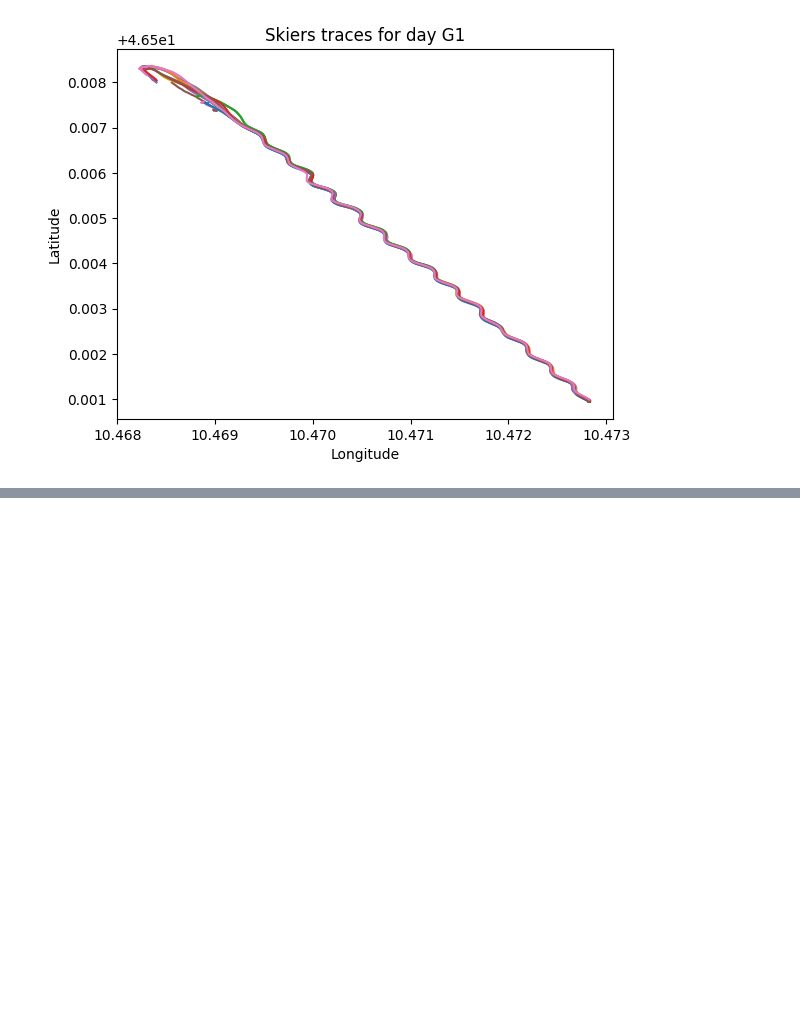
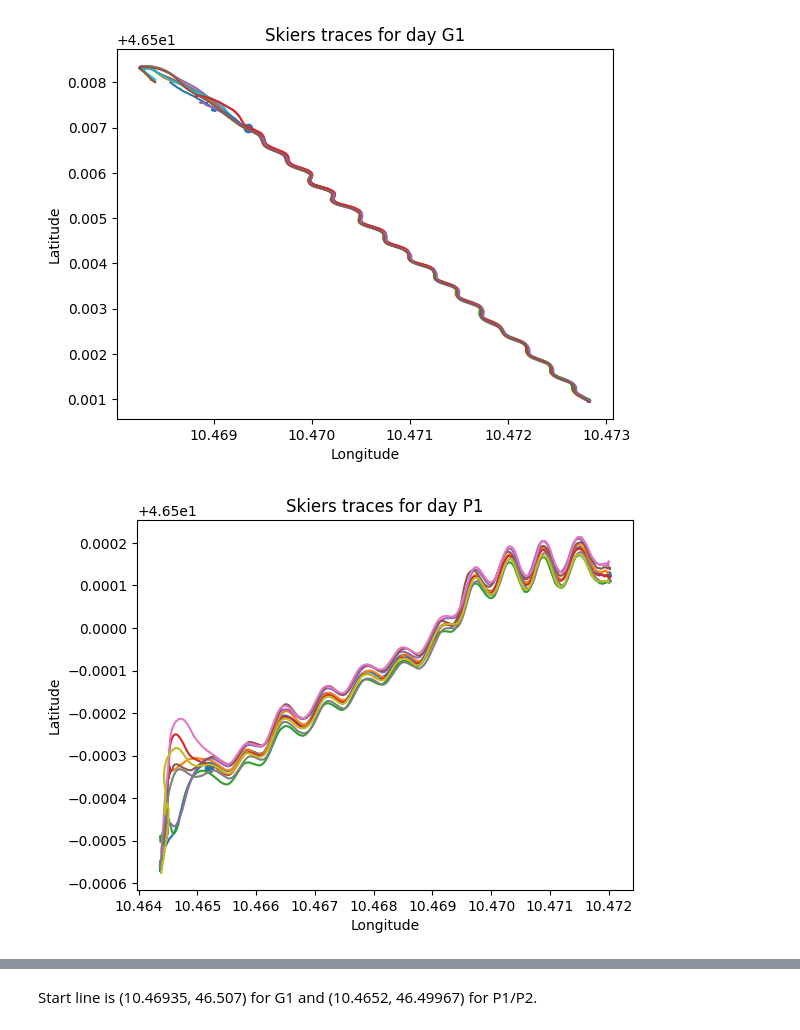
Before and after one commit to KalcMatej99/SkiAnalysisBasezzi, a Jupyter notebook: scripts/startLineDetection.ipynb, the cells around one changed output, grey strips where cells are left out. Saved outputs shown, nothing was run; the diff lists cells and outputs as text; code cells hidden in the pictures; blank space fills up the shorter version.

Commit message:
Added traces of skiers for all days #2

```diff
--- a/scripts/startLineDetection.ipynb
+++ b/scripts/startLineDetection.ipynb
@@ -3,20 +3,23 @@ import pandas as pd
 import matplotlib.pyplot as plt
 import os
 import glob
-# %%
-day = "G1"
-data_folder = f"../data/{day}"
-files = glob.glob(os.path.join(data_folder, '*-resampled.csv'))
 # %%
-for skier_file in files:
-    df = pd.read_csv(skier_file)
+df_skiers = pd.read_csv("../data/filtered/Dati_filtrati_all copy_with_no_dnf.csv")
+for day in ["G1", "P1", "P2"]:
+    df_skiers_day = df_skiers[df_skiers["Day"] == day]
 
-    plt.plot(df["GNSS_Longitude"], df["GNSS_Latitude"])
+    for skier_file in df_skiers_day["File"]:
+        df_skier = pd.read_csv(skier_file)
 
-plt.title(f"Skiers traces for day {day}")
-plt.xlabel("Longitude")
-plt.ylabel("Latitude")
-plt.savefig(f"../figures/skiers_traces_day_{day}")
-plt.show()
+        plt.plot(df_skier["GNSS_Longitude"], df_skier["GNSS_Latitude"])
+
+    if day == "G1": plt.scatter([10.46935], [46.507], label = "Start line")
+    else: plt.scatter([10.4652], [46.49967], label = "Start line")
+    plt.title(f"Skiers traces for day {day}")
+    plt.xlabel("Longitude")
+    plt.ylabel("Latitude")
+    plt.savefig(f"../figures/skiers_traces_day_{day}")
+    plt.show()
 # %% [output]
-[figure, old version]
+[figure, new version]
+[figure, added]
@@ -22,0 +27,2 @@ plt.show()
+# %% [markdown]
+Start line is (10.46935, 46.507) for G1 and (10.4652, 46.49967) for P1/P2.
```
Also changed, not shown: parts of 1 cell of this notebook, 4 other files.
